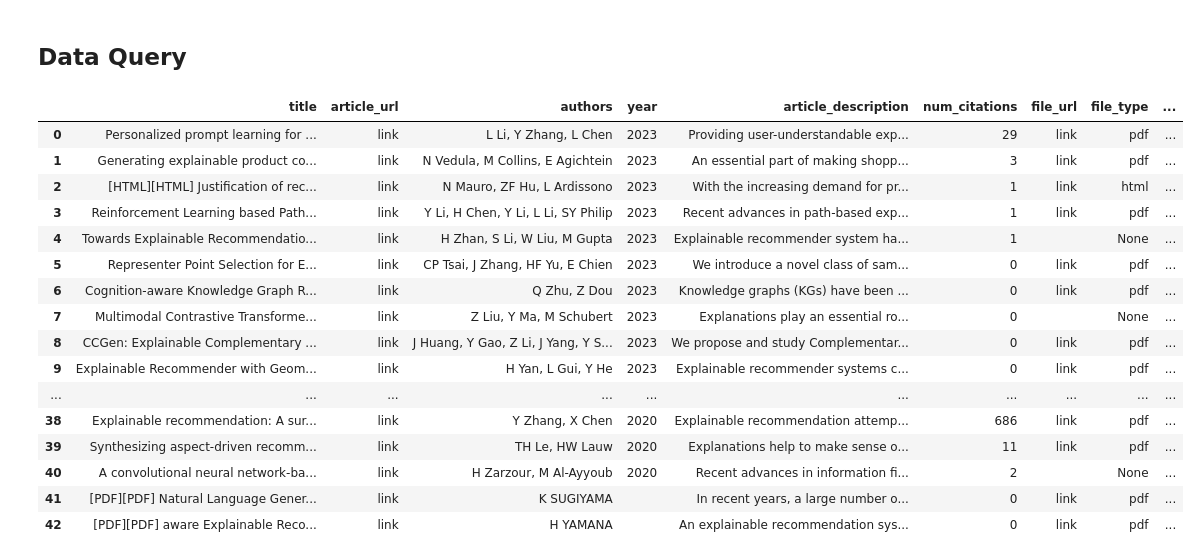
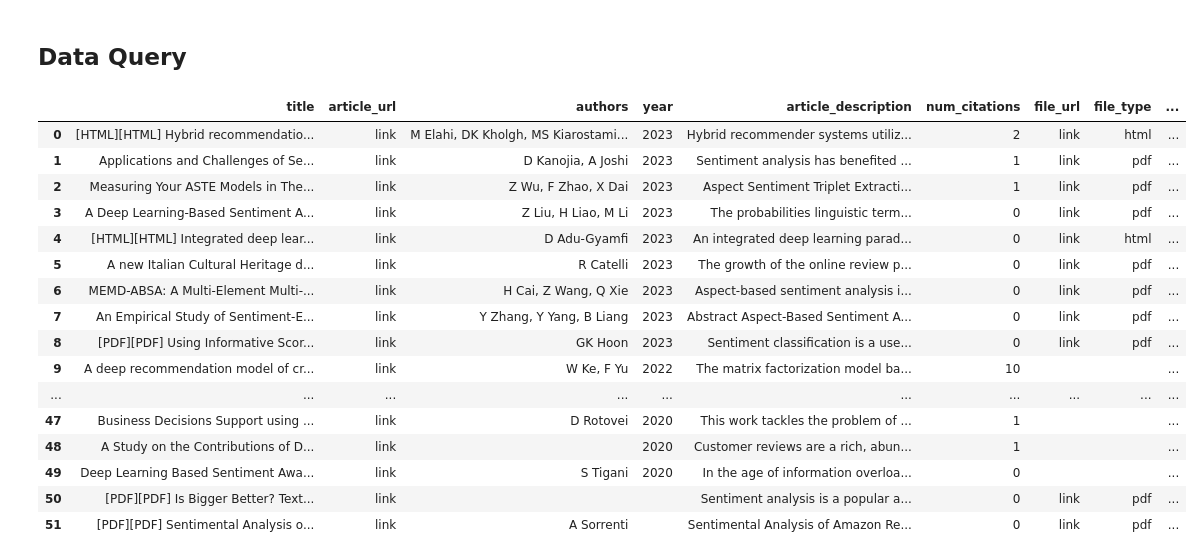
Before and after one commit to Col-Mex/factored-datathon-2023-colmex, a Jupyter notebook: notebooks/gs_article_analysis.ipynb, the cells around one changed output. Saved outputs shown, nothing was run; the diff lists cells and outputs as text; code cells hidden in the pictures.

```diff
--- a/notebooks/gs_article_analysis.ipynb
+++ b/notebooks/gs_article_analysis.ipynb
@@ -14,14 +14,19 @@ def make_clickable(val):
 
 def df_style(styler):
     styler.format({
+        'article_url': make_clickable,
         'year': lambda x: int(x) if not np.isnan(x) else '',
-        'article_url': make_clickable,
-        'file_url': make_clickable})
+        'file_url': make_clickable,
+        'file_type': lambda x: x if x else '',
+        'publisher': lambda x: x if x else ''})
     return styler
 
+def search_keyword(feature, keyword):
+    return feature.str.lower().str.contains(keyword.lower())
+
 def get_articles_with_keyword(keyword):
-    title_has_keyword = df['title'].str.lower().str.contains(keyword)
-    sub_title_has_keyword = df['article_description'].str.lower().str.contains(keyword)
+    title_has_keyword = search_keyword(df['title'], keyword)
+    sub_title_has_keyword = search_keyword(df['article_description'], keyword)
 
     is_keyword = title_has_keyword | sub_title_has_keyword
 
@@ -33,24 +38,27 @@ def get_articles_with_keyword(keyword):
 # %%
 # keyword = 'language model'
 # keyword = 'prompt'
-keyword = 'explain'
+keyword = 'sentiment'
+# keyword = 'explain'
+# keyword = 'bert'
+# keyword = 'conversational'
 
 get_articles_with_keyword(keyword)
 # %% [output]
 |  | title | article_url | authors | year | article_description | num_citations | file_url | file_type | ... |
-| 0 | Personalized prompt learning for ... | link | L Li, Y Zhang, L Chen | 2023 | Providing user-understandable exp... | 29 | link | pdf | ... |
-| 1 | Generating explainable product co... | link | N Vedula, M Collins, E Agichtein | 2023 | An essential part of making shopp... | 3 | link | pdf | ... |
-| 2 | [HTML][HTML] Justification of rec... | link | N Mauro, ZF Hu, L Ardissono | 2023 | With the increasing demand for pr... | 1 | link | html | ... |
-| 3 | Reinforcement Learning based Path... | link | Y Li, H Chen, Y Li, L Li, SY Philip | 2023 | Recent advances in path-based exp... | 1 | link | pdf | ... |
-| 4 | Towards Explainable Recommendatio... | link | H Zhan, S Li, W Liu, M Gupta | 2023 | Explainable recommender system ha... | 1 |  | None | ... |
-| 5 | Representer Point Selection for E... | link | CP Tsai, J Zhang, HF Yu, E Chien | 2023 | We introduce a novel class of sam... | 0 | link | pdf | ... |
-| 6 | Cognition-aware Knowledge Graph R... | link | Q Zhu, Z Dou | 2023 | Knowledge graphs (KGs) have been ... | 0 | link | pdf | ... |
-| 7 | Multimodal Contrastive Transforme... | link | Z Liu, Y Ma, M Schubert | 2023 | Explanations play an essential ro... | 0 |  | None | ... |
-| 8 | CCGen: Explainable Complementary ... | link | J Huang, Y Gao, Z Li, J Yang, Y S... | 2023 | We propose and study Complementar... | 0 | link | pdf | ... |
-| 9 | Explainable Recommender with Geom... | link | H Yan, L Gui, Y He | 2023 | Explainable recommender systems c... | 0 | link | pdf | ... |
+| 0 | [HTML][HTML] Hybrid recommendatio... | link | M Elahi, DK Kholgh, MS Kiarostami... | 2023 | Hybrid recommender systems utiliz... | 2 | link | html | ... |
+| 1 | Applications and Challenges of Se... | link | D Kanojia, A Joshi | 2023 | Sentiment analysis has benefited ... | 1 | link | pdf | ... |
+| 2 | Measuring Your ASTE Models in The... | link | Z Wu, F Zhao, X Dai | 2023 | Aspect Sentiment Triplet Extracti... | 1 | link | pdf | ... |
+| 3 | A Deep Learning-Based Sentiment A... | link | Z Liu, H Liao, M Li | 2023 | The probabilities linguistic term... | 0 | link | pdf | ... |
+| 4 | [HTML][HTML] Integrated deep lear... | link | D Adu-Gyamfi | 2023 | An integrated deep learning parad... | 0 | link | html | ... |
+| 5 | A new Italian Cultural Heritage d... | link | R Catelli | 2023 | The growth of the online review p... | 0 | link | pdf | ... |
+| 6 | MEMD-ABSA: A Multi-Element Multi-... | link | H Cai, Z Wang, Q Xie | 2023 | Aspect-based sentiment analysis i... | 0 | link | pdf | ... |
+| 7 | An Empirical Study of Sentiment-E... | link | Y Zhang, Y Yang, B Liang | 2023 | Abstract Aspect-Based Sentiment A... | 0 | link | pdf | ... |
+| 8 | [PDF][PDF] Using Informative Scor... | link | GK Hoon | 2023 | Sentiment classification is a use... | 0 | link | pdf | ... |
+| 9 | A deep recommendation model of cr... | link | W Ke, F Yu | 2022 | The matrix factorization model ba... | 10 |  |  | ... |
 | ... | ... | ... | ... | ... | ... | ... | ... | ... | ... |
-| 38 | Explainable recommendation: A sur... | link | Y Zhang, X Chen | 2020 | Explainable recommendation attemp... | 686 | link | pdf | ... |
-| 39 | Synthesizing aspect-driven recomm... | link | TH Le, HW Lauw | 2020 | Explanations help to make sense o... | 11 | link | pdf | ... |
-| 40 | A convolutional neural network-ba... | link | H Zarzour, M Al-Ayyoub | 2020 | Recent advances in information fi... | 2 |  | None | ... |
-| 41 | [PDF][PDF] Natural Language Gener... | link | K SUGIYAMA |  | In recent years, a large number o... | 0 | link | pdf | ... |
-| 42 | [PDF][PDF] aware Explainable Reco... | link | H YAMANA |  | An explainable recommendation sys... | 0 | link | pdf | ... |
+| 47 | Business Decisions Support using ... | link | D Rotovei | 2020 | This work tackles the problem of ... | 1 |  |  | ... |
+| 48 | A Study on the Contributions of D... | link |  | 2020 | Customer reviews are a rich, abun... | 1 |  |  | ... |
+| 49 | Deep Learning Based Sentiment Awa... | link | S Tigani | 2020 | In the age of information overloa... | 0 |  |  | ... |
+| 50 | [PDF][PDF] Is Bigger Better? Text... | link |  |  | Sentiment analysis is a popular a... | 0 | link | pdf | ... |
+| 51 | [PDF][PDF] Sentimental Analysis o... | link | A Sorrenti |  | Sentimental Analysis of Amazon Re... | 0 | link | pdf | ... |
```
Also changed, not shown: 2 other files.
